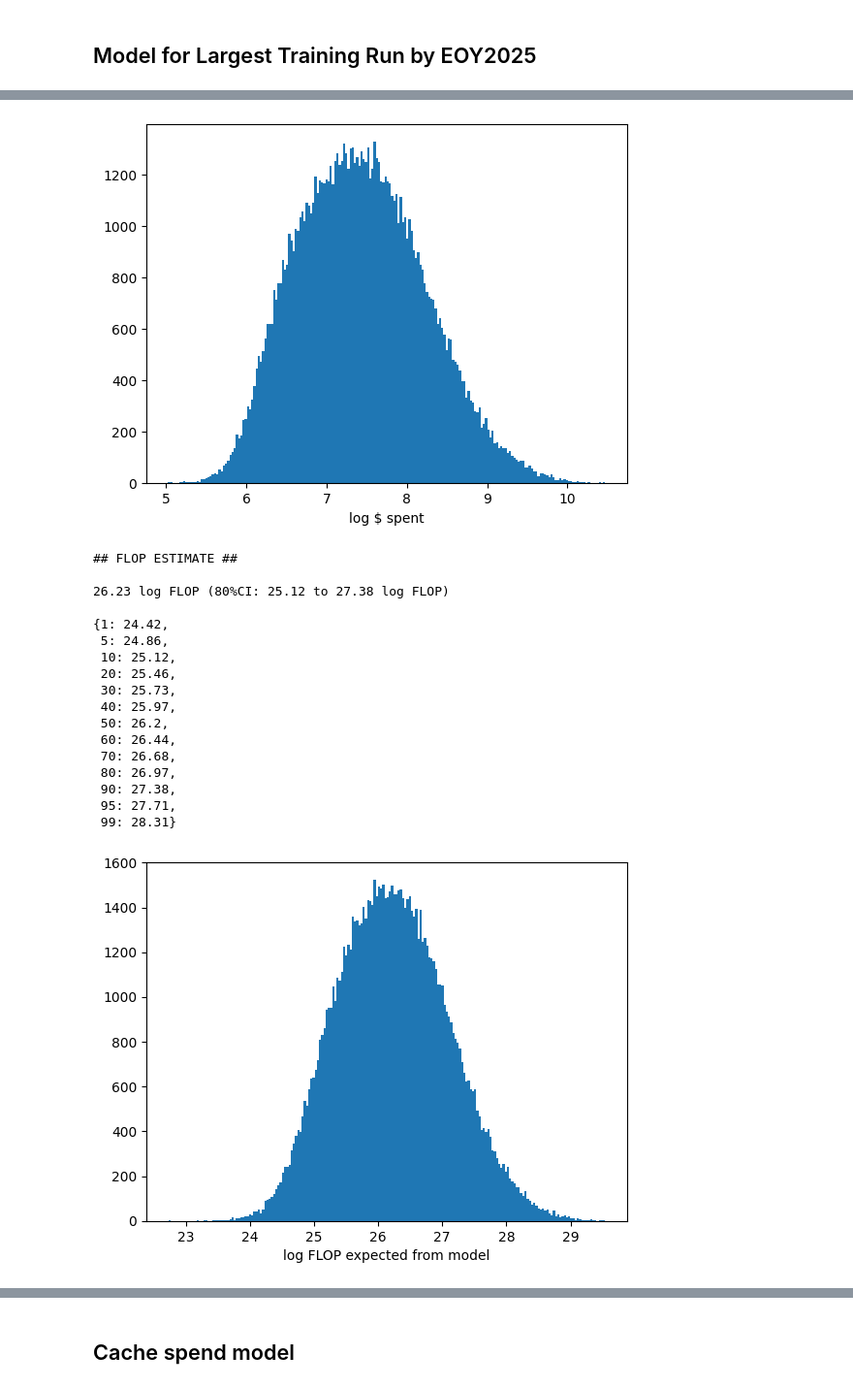
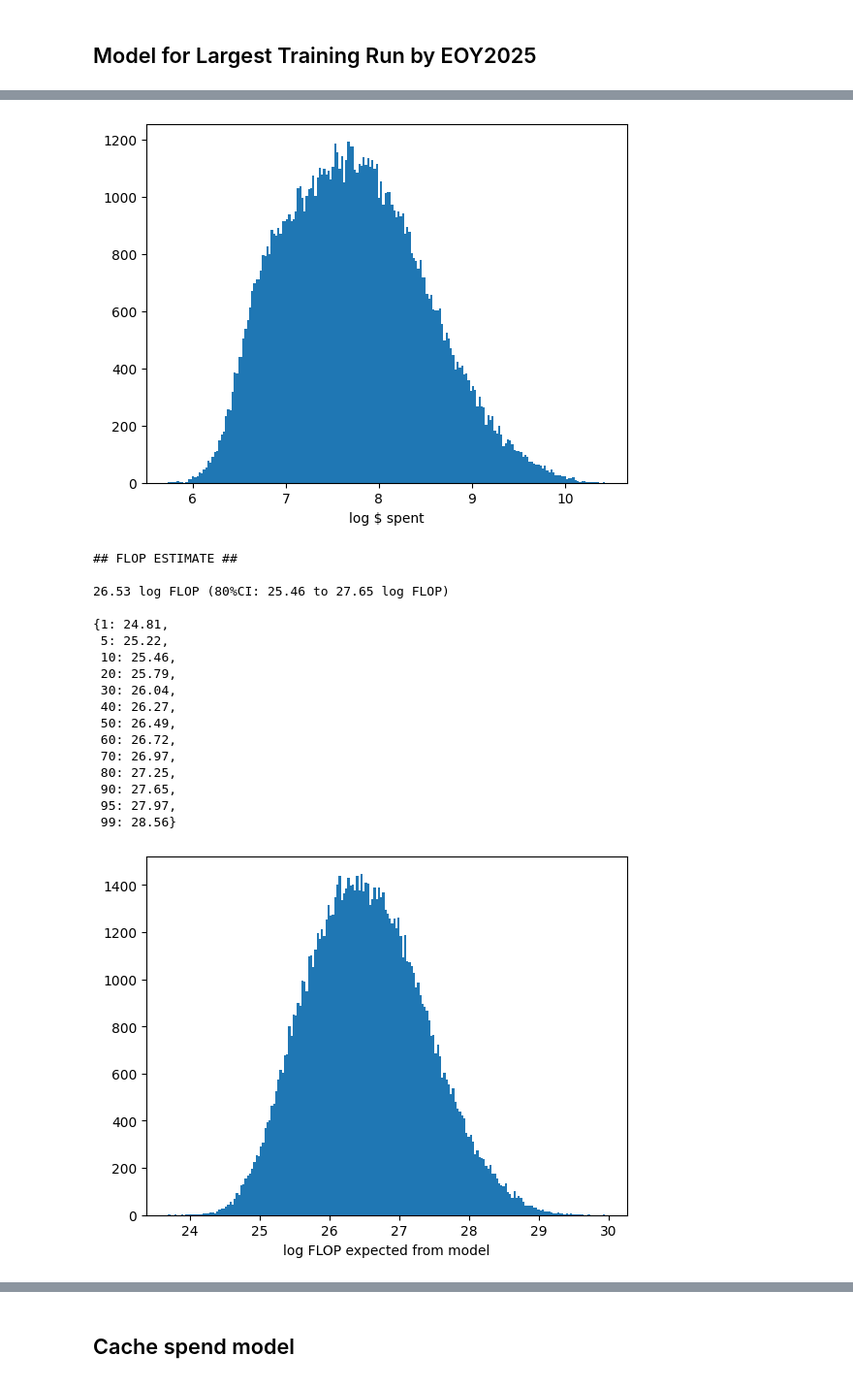
Before and after one commit to rethinkpriorities/future-assessment-model, a Jupyter notebook: (3A) Initial TAI Spend Model.ipynb, the cells around one changed output, grey strips where cells are left out. Shown at 97% size. Drawn from its saved outputs; the diff is of its cells as text; code cells hidden in the pictures.

```diff
--- a/(3A) Initial TAI Spend Model.ipynb
+++ b/(3A) Initial TAI Spend Model.ipynb
@@ -330,5 +330,5 @@ $147.1 million (80%CI: $17.1 million to $1.3 billion)
 # %%
-largest_microsoft_model_prediction = bigtech_spend_on_largest_model_this_year(annual_r_and_d_spend=sq.lognorm(22*B, 90*B, credibility=80),
+largest_microsoft_model_prediction = bigtech_spend_on_largest_model_this_year(annual_r_and_d_spend=sq.lognorm(70*B, 110*B, credibility=80),
                                                                               percent_r_and_d_on_ai=pct_dist(0.05, 0.2),
                                                                               percent_ai_spend_on_compute=pct_dist(mean=0.57, sd=0.12),
                                                                               percent_compute_on_biggest_model=pct_dist(0.001, 0.1))
@@ -354,20 +354,20 @@ $26.9 million (80%CI: $2.6 million to $305.6 million)
-[figure, old version]
+[figure, new version]
 ## FLOP ESTIMATE ##
 
-26.23 log FLOP (80%CI: 25.12 to 27.38 log FLOP)
+26.53 log FLOP (80%CI: 25.46 to 27.65 log FLOP)
 
-{1: 24.42,
- 5: 24.86,
- 10: 25.12,
- 20: 25.46,
- 30: 25.73,
- 40: 25.97,
- 50: 26.2,
- 60: 26.44,
- 70: 26.68,
- 80: 26.97,
- 90: 27.38,
- 95: 27.71,
- 99: 28.31}
+{1: 24.81,
+ 5: 25.22,
+ 10: 25.46,
+ 20: 25.79,
+ 30: 26.04,
+ 40: 26.27,
+ 50: 26.49,
+ 60: 26.72,
+ 70: 26.97,
+ 80: 27.25,
+ 90: 27.65,
+ 95: 27.97,
+ 99: 28.56}
-[figure, old version]
+[figure, new version]
 # %%
```
Also changed, not shown: parts of 22 cells of this notebook.
